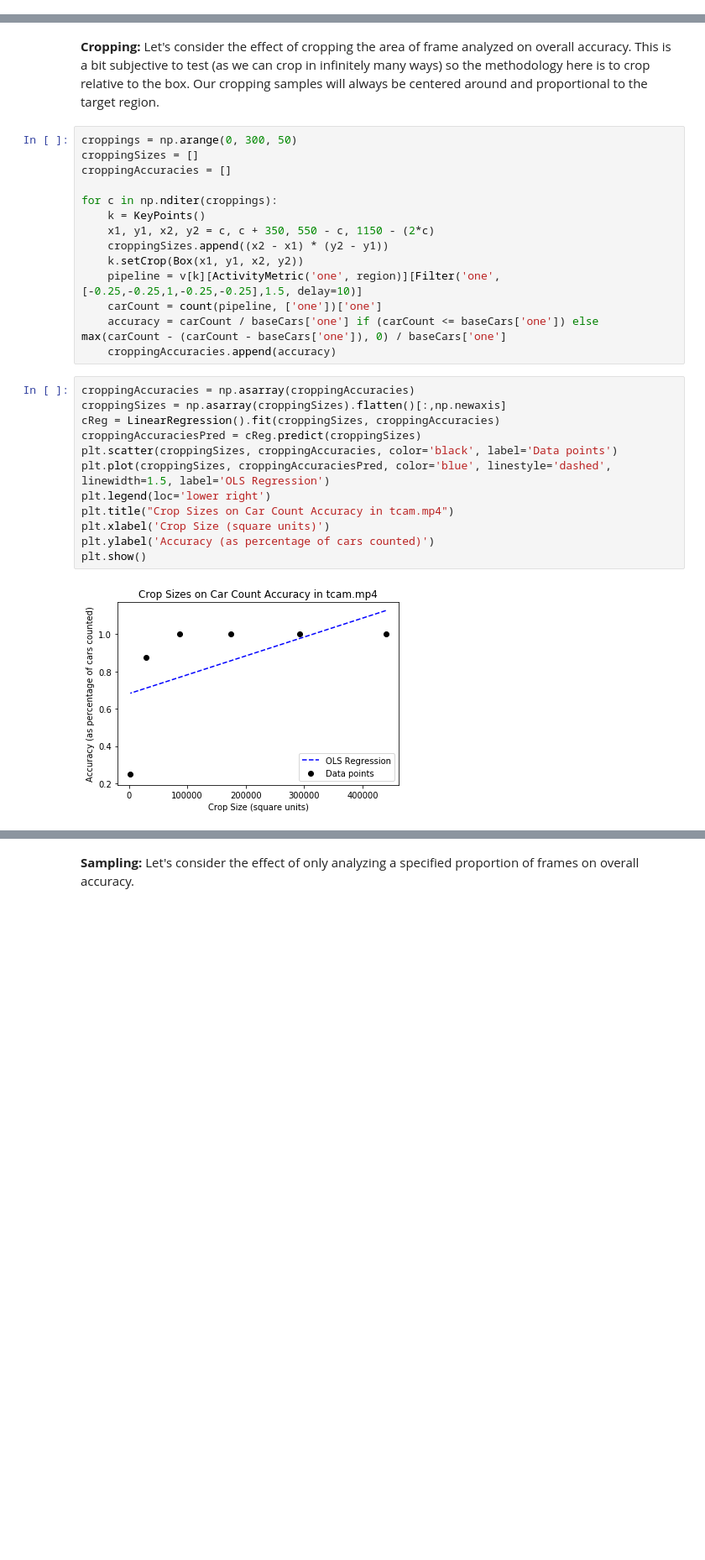
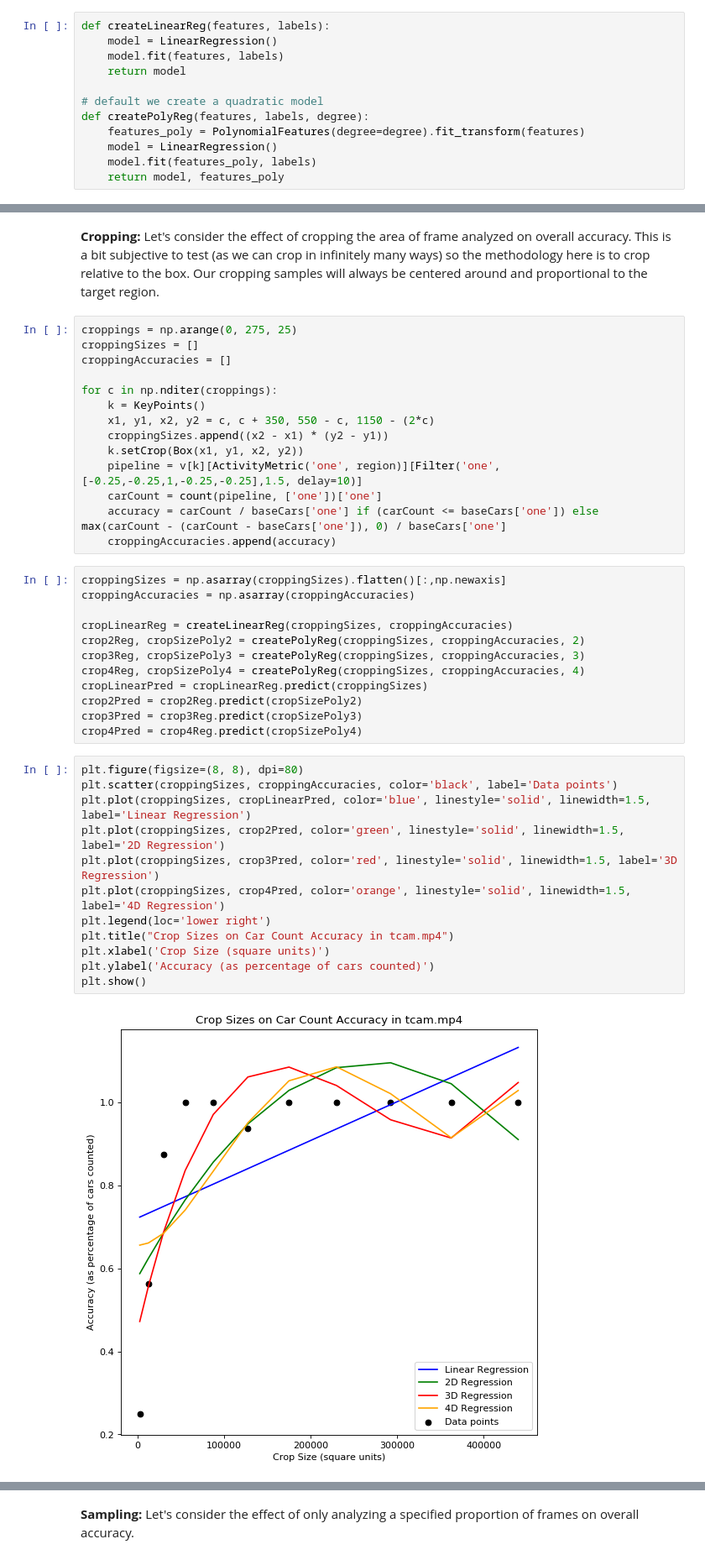
Before and after one commit to sjyk/deeplens-cv, a Jupyter notebook: parametertuning.ipynb, the cells around one changed output, grey strips where cells are left out. Shown at 84% size. Drawn from its saved outputs; the diff is of its cells as text; blank space fills up the shorter version.

Commit message:
Fitted data well and calculated RMSE to compare models

```diff
--- a/parametertuning.ipynb
+++ b/parametertuning.ipynb
@@ -17 +21,13 @@ from sklearn.linear_model import LinearRegression
+# %%
+def createLinearReg(features, labels):
+    model = LinearRegression()
+    model.fit(features, labels)
+    return model
+
+# default we create a quadratic model
+def createPolyReg(features, labels, degree):
+    features_poly = PolynomialFeatures(degree=degree).fit_transform(features)
+    model = LinearRegression()
+    model.fit(features_poly, labels)
+    return model, features_poly
 # %% [markdown]
@@ -30,7 +46,7 @@ Stats on the analysis: {'frames': 1001, 'elapsed': 20.226762056350708}
 # %% [markdown]
 **Cropping:** Let's consider the effect of cropping the area of frame analyzed on overall accuracy. This is a bit subjective to test (as we can crop in infinitely many ways) so the methodology here is to crop relative to the box. Our cropping samples will always be centered around and proportional to the target region.
 # %%
-croppings = np.arange(0, 300, 50)
+croppings = np.arange(0, 275, 25)
 croppingSizes = []
 croppingAccuracies = []
 
@@ -43,17 +59,29 @@ for c in np.nditer(croppings):
     carCount = count(pipeline, ['one'])['one']
     accuracy = carCount / baseCars['one'] if (carCount <= baseCars['one']) else max(carCount - (carCount - baseCars['one']), 0) / baseCars['one']
     croppingAccuracies.append(accuracy)
+# %%
+croppingSizes = np.asarray(croppingSizes).flatten()[:,np.newaxis]
+croppingAccuracies = np.asarray(croppingAccuracies)
+
+cropLinearReg = createLinearReg(croppingSizes, croppingAccuracies)
+crop2Reg, cropSizePoly2 = createPolyReg(croppingSizes, croppingAccuracies, 2)
+crop3Reg, cropSizePoly3 = createPolyReg(croppingSizes, croppingAccuracies, 3)
+crop4Reg, cropSizePoly4 = createPolyReg(croppingSizes, croppingAccuracies, 4)
+cropLinearPred = cropLinearReg.predict(croppingSizes)
+crop2Pred = crop2Reg.predict(cropSizePoly2)
+crop3Pred = crop3Reg.predict(cropSizePoly3)
+crop4Pred = crop4Reg.predict(cropSizePoly4)
 # %%
-croppingAccuracies = np.asarray(croppingAccuracies)
-croppingSizes = np.asarray(croppingSizes).flatten()[:,np.newaxis]
-cReg = LinearRegression().fit(croppingSizes, croppingAccuracies)
-croppingAccuraciesPred = cReg.predict(croppingSizes)
+plt.figure(figsize=(8, 8), dpi=80)
 plt.scatter(croppingSizes, croppingAccuracies, color='black', label='Data points')
-plt.plot(croppingSizes, croppingAccuraciesPred, color='blue', linestyle='dashed', linewidth=1.5, label='OLS Regression')
+plt.plot(croppingSizes, cropLinearPred, color='blue', linestyle='solid', linewidth=1.5, label='Linear Regression')
+plt.plot(croppingSizes, crop2Pred, color='green', linestyle='solid', linewidth=1.5, label='2D Regression')
+plt.plot(croppingSizes, crop3Pred, color='red', linestyle='solid', linewidth=1.5, label='3D Regression')
+plt.plot(croppingSizes, crop4Pred, color='orange', linestyle='solid', linewidth=1.5, label='4D Regression')
 plt.legend(loc='lower right')
 plt.title("Crop Sizes on Car Count Accuracy in tcam.mp4")
 plt.xlabel('Crop Size (square units)')
 plt.ylabel('Accuracy (as percentage of cars counted)')
 plt.show()
 # %% [output]
-[figure, old version]
+[figure, new version]
```
Also changed, not shown: parts of 13 cells of this notebook.
